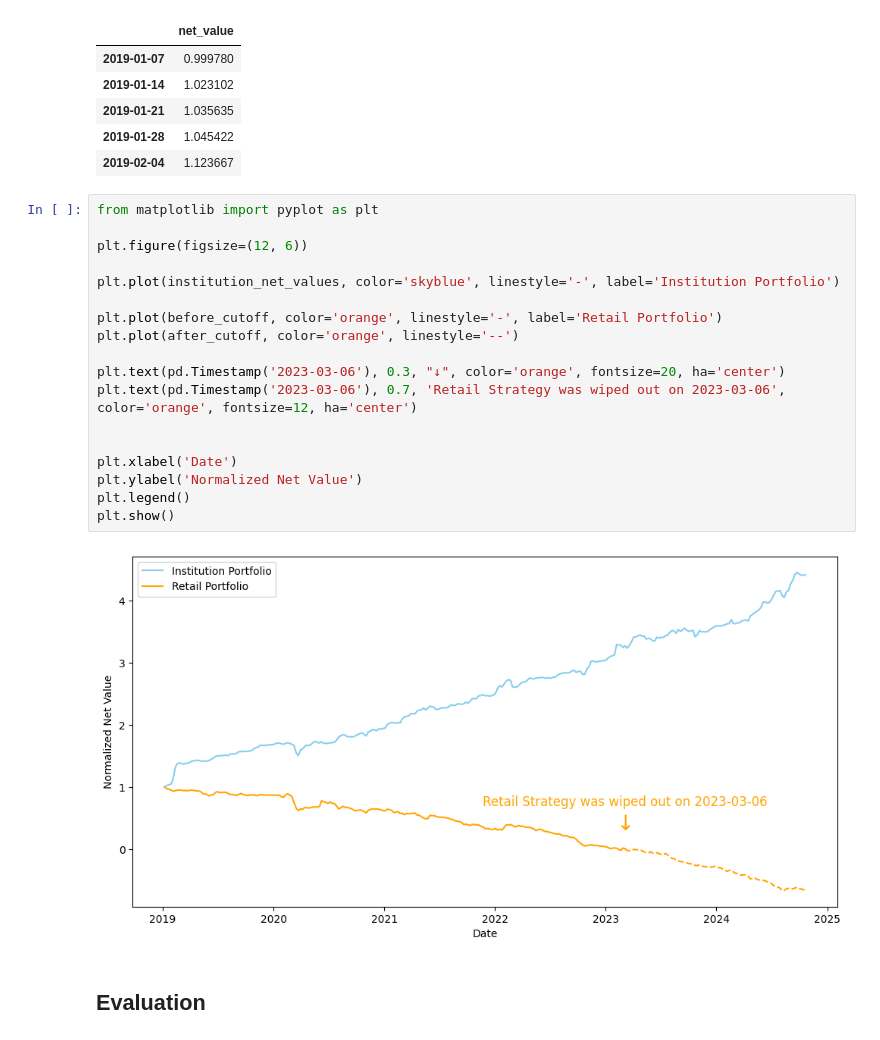
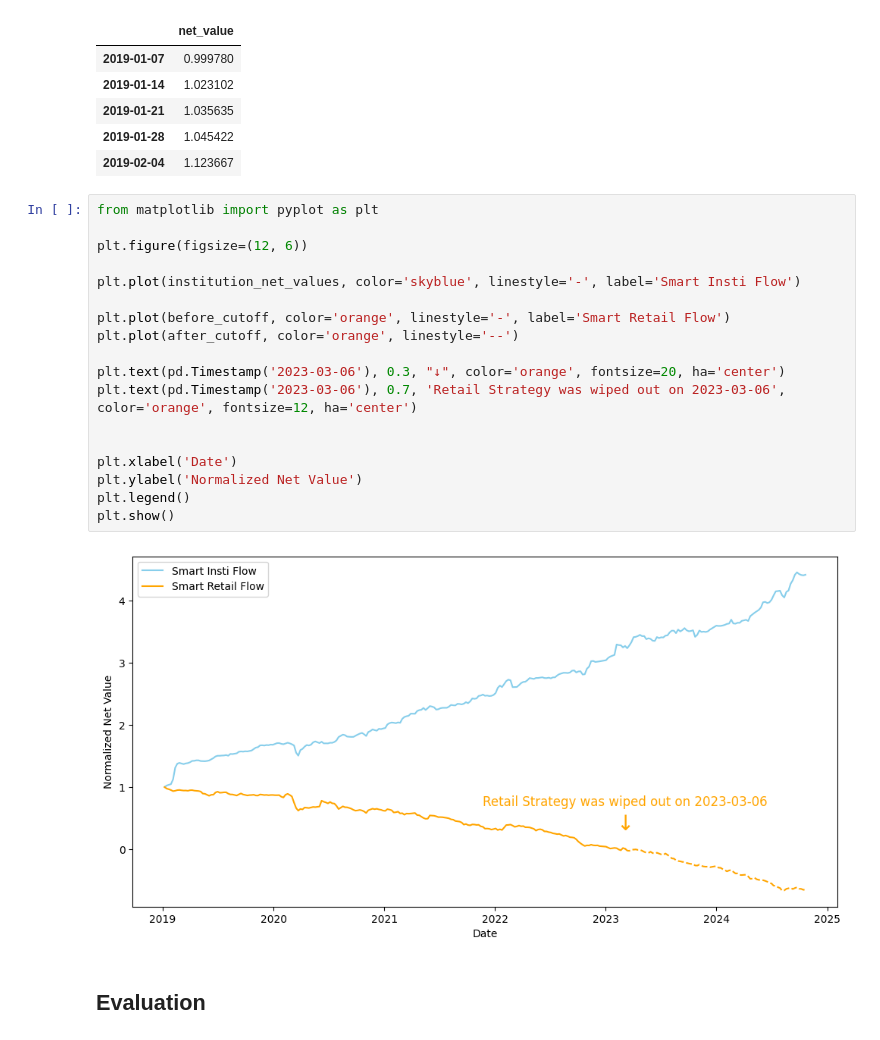
Before and after one commit to Quentin2050267/Assignment_4_Group_3, a Jupyter notebook: backtest_evaluation.ipynb, the cells around one changed output. Cells and saved outputs as stored; diff of their text form.

```diff
--- a/backtest_evaluation.ipynb
+++ b/backtest_evaluation.ipynb
@@ -348,23 +348,23 @@ institution_net_values.head(5)
 # %%
 from matplotlib import pyplot as plt
 
 plt.figure(figsize=(12, 6))
 
-plt.plot(institution_net_values, color='skyblue', linestyle='-', label='Institution Portfolio')
+plt.plot(institution_net_values, color='skyblue', linestyle='-', label='Smart Insti Flow')
 
-plt.plot(before_cutoff, color='orange', linestyle='-', label='Retail Portfolio')
+plt.plot(before_cutoff, color='orange', linestyle='-', label='Smart Retail Flow')
 plt.plot(after_cutoff, color='orange', linestyle='--')
 
 plt.text(pd.Timestamp('2023-03-06'), 0.3, "↓", color='orange', fontsize=20, ha='center')
 plt.text(pd.Timestamp('2023-03-06'), 0.7, 'Retail Strategy was wiped out on 2023-03-06', color='orange', fontsize=12, ha='center')
 
 
 plt.xlabel('Date')
 plt.ylabel('Normalized Net Value')
 plt.legend()
 plt.show()
 # %% [output]
-[figure, old version]
+[figure, new version]
 # %% [markdown]
 ## Evaluation
 # %%
```
